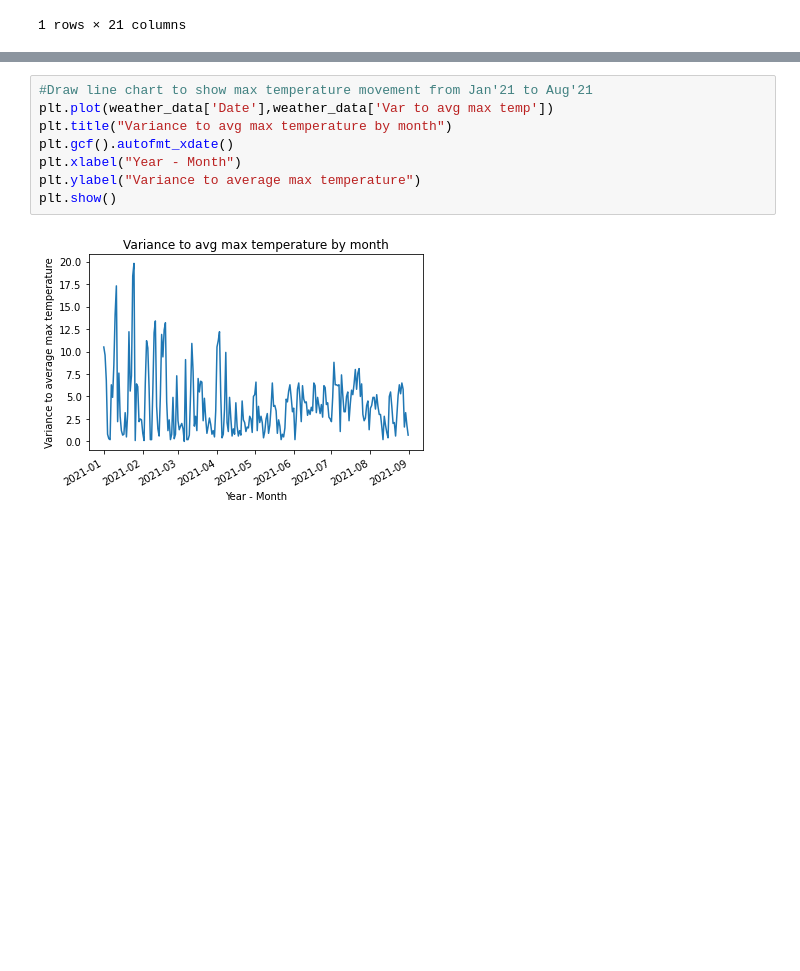
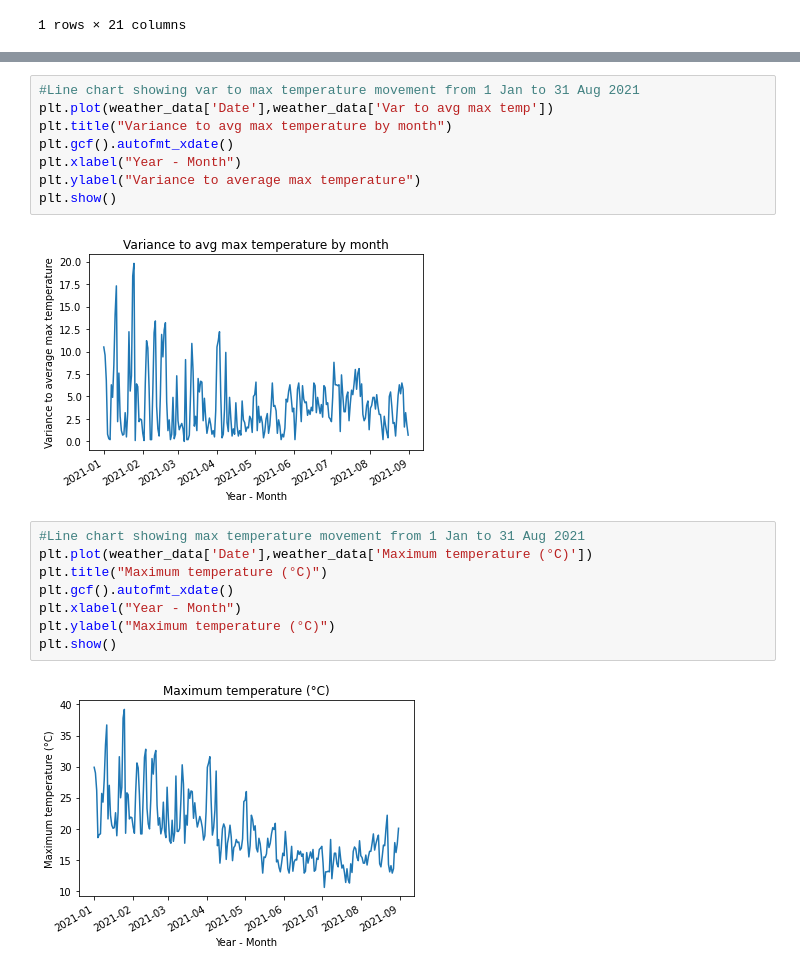
Before and after one commit to YunaWuu/Data_Analytics_Assignment2_Group2, a Jupyter notebook: Assignment 2 - Model 1.ipynb, the cells around one changed output, grey strips where cells are left out. Drawn from its saved outputs; the diff is of its cells as text; blank space fills up the shorter version.

```diff
--- a/Assignment 2 - Model 1.ipynb
+++ b/Assignment 2 - Model 1.ipynb
@@ -115,7 +134,7 @@ plt.show()
 # %% [output]
 [figure]
 # %%
-#Draw line chart to show max temperature movement from Jan'21 to Aug'21
+#Line chart showing var to max temperature movement from 1 Jan to 31 Aug 2021
 plt.plot(weather_data['Date'],weather_data['Var to avg max temp'])
 plt.title("Variance to avg max temperature by month")
 plt.gcf().autofmt_xdate()
@@ -124,3 +143,13 @@ plt.ylabel("Variance to average max temperature")
 plt.show()
 # %% [output]
 [figure]
+# %%
+#Line chart showing max temperature movement from 1 Jan to 31 Aug 2021
+plt.plot(weather_data['Date'],weather_data['Maximum temperature (°C)'])
+plt.title("Maximum temperature (°C)")
+plt.gcf().autofmt_xdate()
+plt.xlabel("Year - Month")
+plt.ylabel("Maximum temperature (°C)")
+plt.show()
+# %% [output]
+[figure, added]
```
Also changed, not shown: parts of 23 cells of this notebook, 2 other files.
